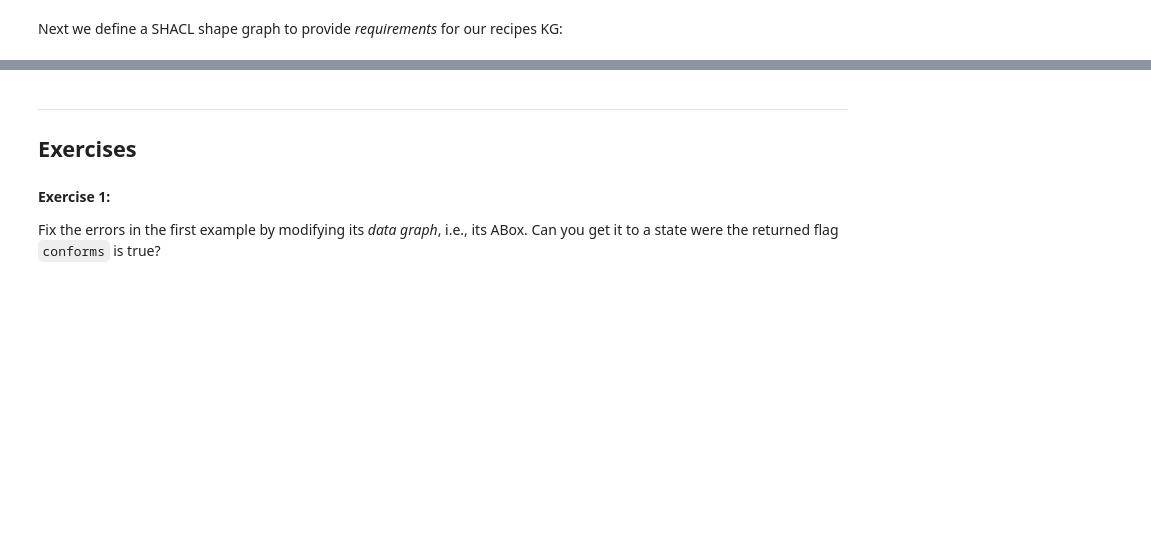
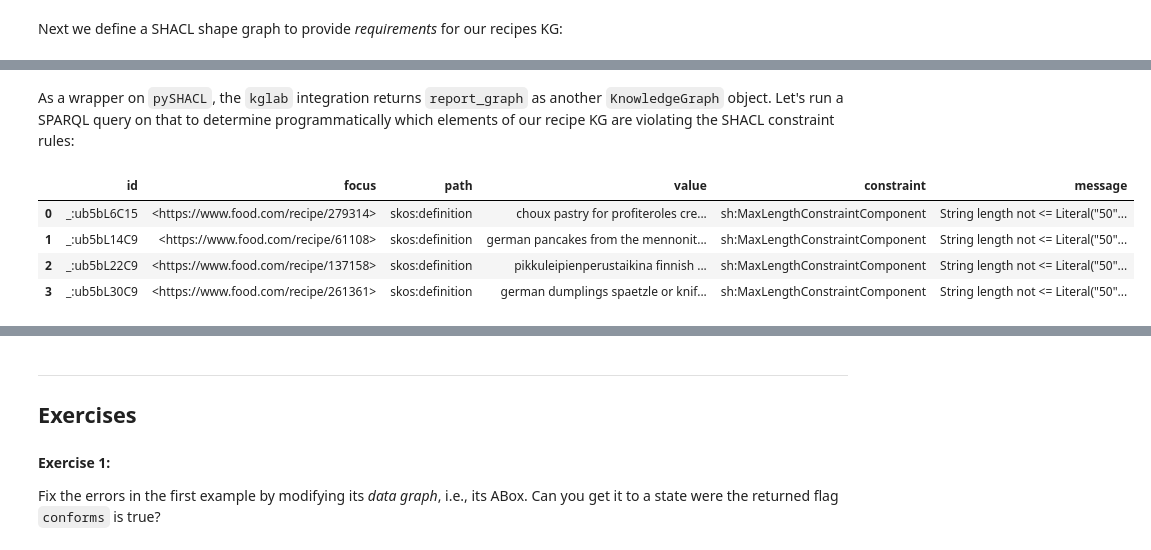
Before and after one commit to DerwenAI/kglab, a Jupyter notebook: examples/ex06.ipynb, the cells around one changed output, grey strips where cells are left out. Cells and saved outputs as stored; diff of their text form; code cells hidden in the pictures; blank space fills up the shorter version.

Commit message:
clean up for typing, SHACL integration+examples, SPARQL results as pd.DataFrame

```diff
--- a/examples/ex06.ipynb
+++ b/examples/ex06.ipynb
@@ -165,7 +201,7 @@ kg = kglab.KnowledgeGraph(
     namespaces = namespaces,
     )
 
-kg.load_ttl("tmp.ttl")
+kg.load_ttl("../dat/recipe.ttl")
 # %% [markdown]
 Next we define a SHACL shape graph to provide *requirements* for our recipes KG:
 # %%
@@ -197,5 +233,8 @@ Note that the `shacl_graph` parameter is optional; alternatively the SHACL shape
 # %%
-conforms, v_graph, v_text = kg.validate(shacl_graph=shacl_graph)
+conforms, report_graph, report_text = kg.validate(
+    shacl_graph=shacl_graph,
+    shacl_graph_format="n3"
+)
 # %% [output]
 Constraint Violation in MaxLengthConstraintComponent (http://www.w3.org/ns/shacl#MaxLengthConstraintComponent):
         Severity: sh:Violation
@@ -243,0 +278,27 @@ In addition to validation, SHACL can also be applied for auditing and inference.
+# %% [markdown]
+As a wrapper on `pySHACL`, the `kglab` integration returns `report_graph` as another `KnowledgeGraph` object.
+Let's run a SPARQL query on that to determine programmatically which elements of our recipe KG are violating the SHACL constraint rules:
+# %%
+import pandas as pd
+pd.set_option("max_rows", None)
+
+sparql = """
+SELECT ?id ?focus ?path ?value ?constraint ?message
+  WHERE {
+    ?id rdf:type sh:ValidationResult .
+    ?id sh:focusNode ?focus .
+    ?id sh:resultPath ?path .
+    ?id sh:value ?value .
+    ?id sh:resultMessage ?message .
+    ?id sh:sourceConstraintComponent ?constraint
+  }
+"""
+
+df = report_graph.query_as_df(sparql)
+df
+# %% [output]
+|  | id | focus | path | value | constraint | message |
+| 0 | _:ub5bL6C15 | <https://www.food.com/recipe/279314> | skos:definition | choux pastry for profiteroles cre... | sh:MaxLengthConstraintComponent | String length not <= Literal("50"... |
+| 1 | _:ub5bL14C9 | <https://www.food.com/recipe/61108> | skos:definition | german pancakes from the mennonit... | sh:MaxLengthConstraintComponent | String length not <= Literal("50"... |
+| 2 | _:ub5bL22C9 | <https://www.food.com/recipe/137158> | skos:definition | pikkuleipienperustaikina finnish ... | sh:MaxLengthConstraintComponent | String length not <= Literal("50"... |
+| 3 | _:ub5bL30C9 | <https://www.food.com/recipe/261361> | skos:definition | german dumplings spaetzle or knif... | sh:MaxLengthConstraintComponent | String length not <= Literal("50"... |
```
Also changed, not shown: parts of 17 cells of this notebook, 7 other files.
